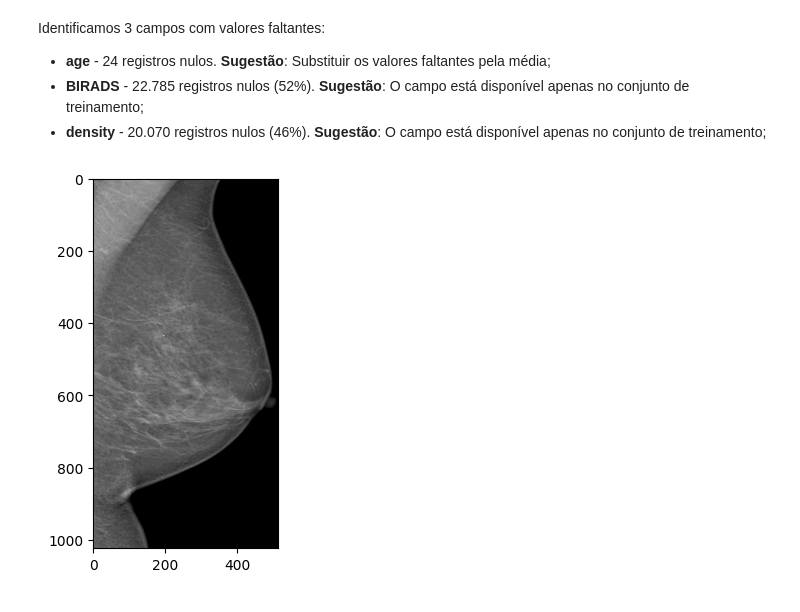
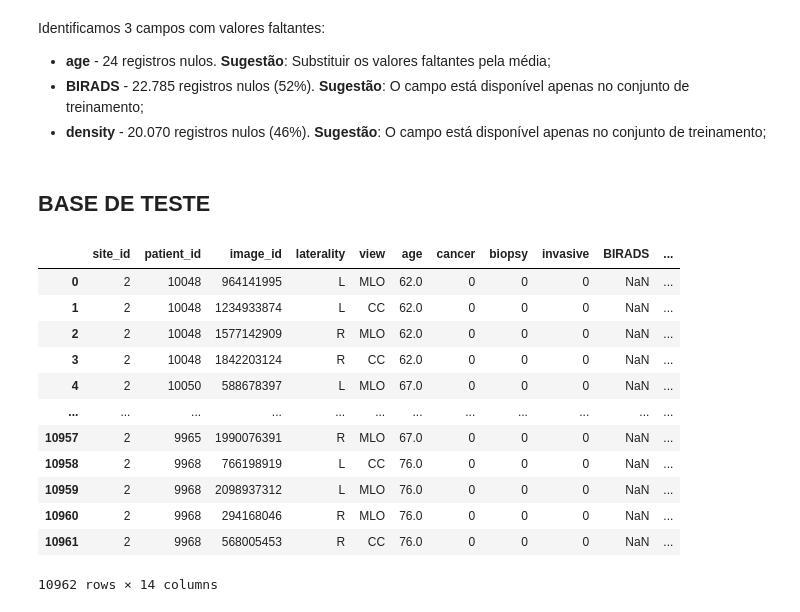
Before and after one commit to Redes-Neuroticas/BreastCancerDetection, a Jupyter notebook: inf0619_EDA_RPL.ipynb, the cells around one changed output. Drawn from its saved outputs; the diff is of its cells as text; code cells hidden in the pictures.

```diff
--- a/inf0619_EDA_RPL.ipynb
+++ b/inf0619_EDA_RPL.ipynb
@@ -139,4 +143,19 @@ def load_images_from_folder(folder):
-# %%
-plt.imshow(load_images_from_folder(col_dir)[1], cmap = "jet").set_cmap('jet')
-# %% [output]
-[figure, removed]
+# %% [markdown]
+## BASE DE TESTE
+# %%
+df_test = pd.read_csv("test.csv", sep=",")
+df_test
+# %% [output]
+|  | site_id | patient_id | image_id | laterality | view | age | cancer | biopsy | invasive | BIRADS | ... |
+| 0 | 2 | 10048 | 964141995 | L | MLO | 62.0 | 0 | 0 | 0 | NaN | ... |
+| 1 | 2 | 10048 | 1234933874 | L | CC | 62.0 | 0 | 0 | 0 | NaN | ... |
+| 2 | 2 | 10048 | 1577142909 | R | MLO | 62.0 | 0 | 0 | 0 | NaN | ... |
+| 3 | 2 | 10048 | 1842203124 | R | CC | 62.0 | 0 | 0 | 0 | NaN | ... |
+| 4 | 2 | 10050 | 588678397 | L | MLO | 67.0 | 0 | 0 | 0 | NaN | ... |
+| ... | ... | ... | ... | ... | ... | ... | ... | ... | ... | ... | ... |
+| 10957 | 2 | 9965 | 1990076391 | R | MLO | 67.0 | 0 | 0 | 0 | NaN | ... |
+| 10958 | 2 | 9968 | 766198919 | L | CC | 76.0 | 0 | 0 | 0 | NaN | ... |
+| 10959 | 2 | 9968 | 2098937312 | L | MLO | 76.0 | 0 | 0 | 0 | NaN | ... |
+| 10960 | 2 | 9968 | 294168046 | R | MLO | 76.0 | 0 | 0 | 0 | NaN | ... |
+| 10961 | 2 | 9968 | 568005453 | R | CC | 76.0 | 0 | 0 | 0 | NaN | ... |
+10962 rows × 14 columns
```
Also changed, not shown: parts of 23 cells of this notebook.
